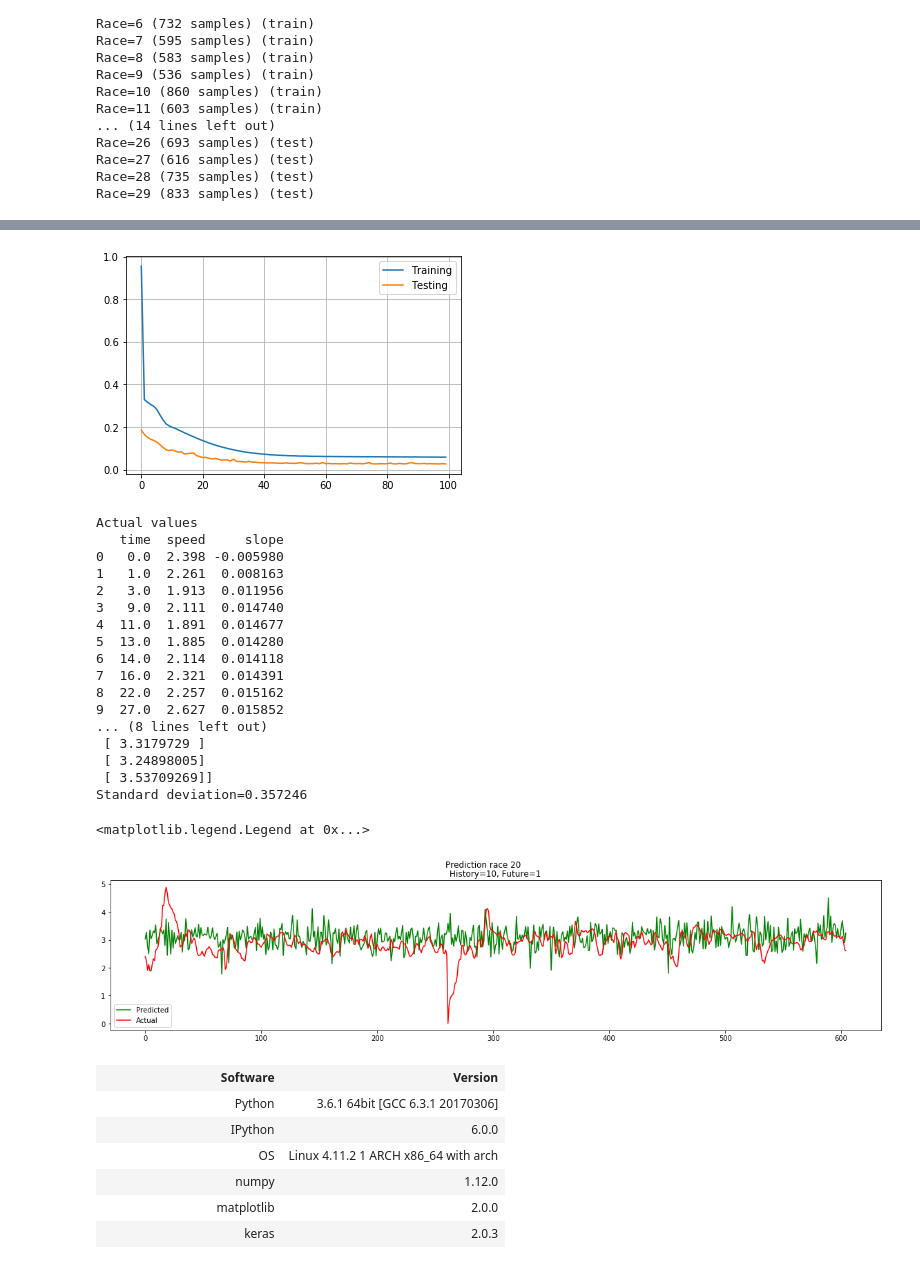
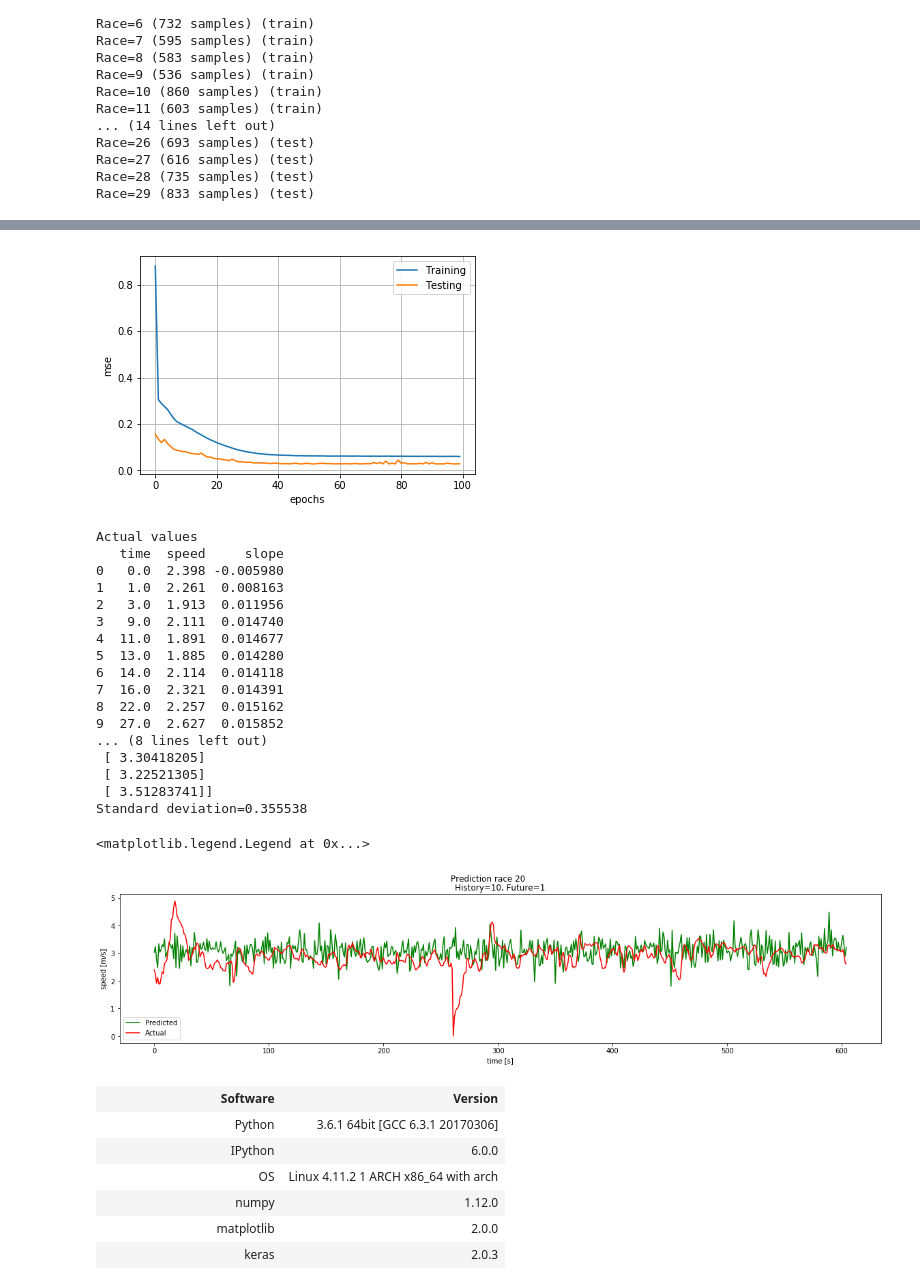
Before and after one commit to axelfahy/RacePrediction, a Jupyter notebook: src/RaceLSTM.ipynb, the cells around one changed output, grey strips where cells are left out. Drawn from its saved outputs; the diff is of its cells as text; code cells hidden in the pictures.

```diff
--- a/src/RaceLSTM.ipynb
+++ b/src/RaceLSTM.ipynb
@@ -323,11 +325,13 @@ Epoch 100/100
 # %%
 # Plot the training and testing
 plt.plot(history.history['loss'], label='Training')
 plt.plot(history.history['val_loss'], label='Testing')
+plt.xlabel('epochs')
+plt.ylabel('mse')
 plt.legend()
 plt.grid()
 # %% [output]
-[figure, old version]
+[figure, new version]
 # %%
 # Plot one race with its prediction
 RACE_NUMBER = NB_TRAINING # First race of testing set
@@ -348,6 +352,8 @@ print("Standard deviation=" + str(np.std(predictY)))
 plt.figure(figsize=(20,4))
 plt.suptitle('Prediction race ' + str(RACE_NUMBER))
 plt.title('History=' + str(NB_POINTS) + ', Future=' + str(1))
+plt.xlabel('time [s]')
+plt.ylabel('speed [m/s]')
 
 # Plot the predictions
 plt.plot(np.arange(len(predictY)), predictY, 'g-', label='Predicted')
@@ -368,12 +374,12 @@ Actual values
 8  22.0  2.257  0.015162
 9  27.0  2.627  0.015852
 ... (8 lines left out)
- [ 3.3179729 ]
- [ 3.24898005]
- [ 3.53709269]]
-Standard deviation=0.357246
+ [ 3.30418205]
+ [ 3.22521305]
+ [ 3.51283741]]
+Standard deviation=0.355538
 <matplotlib.legend.Legend at 0x...>
-[figure, old version]
+[figure, new version]
 # %%
 # Information about software version
 %load_ext version_information
```
Also changed, not shown: parts of 3 cells of this notebook.
